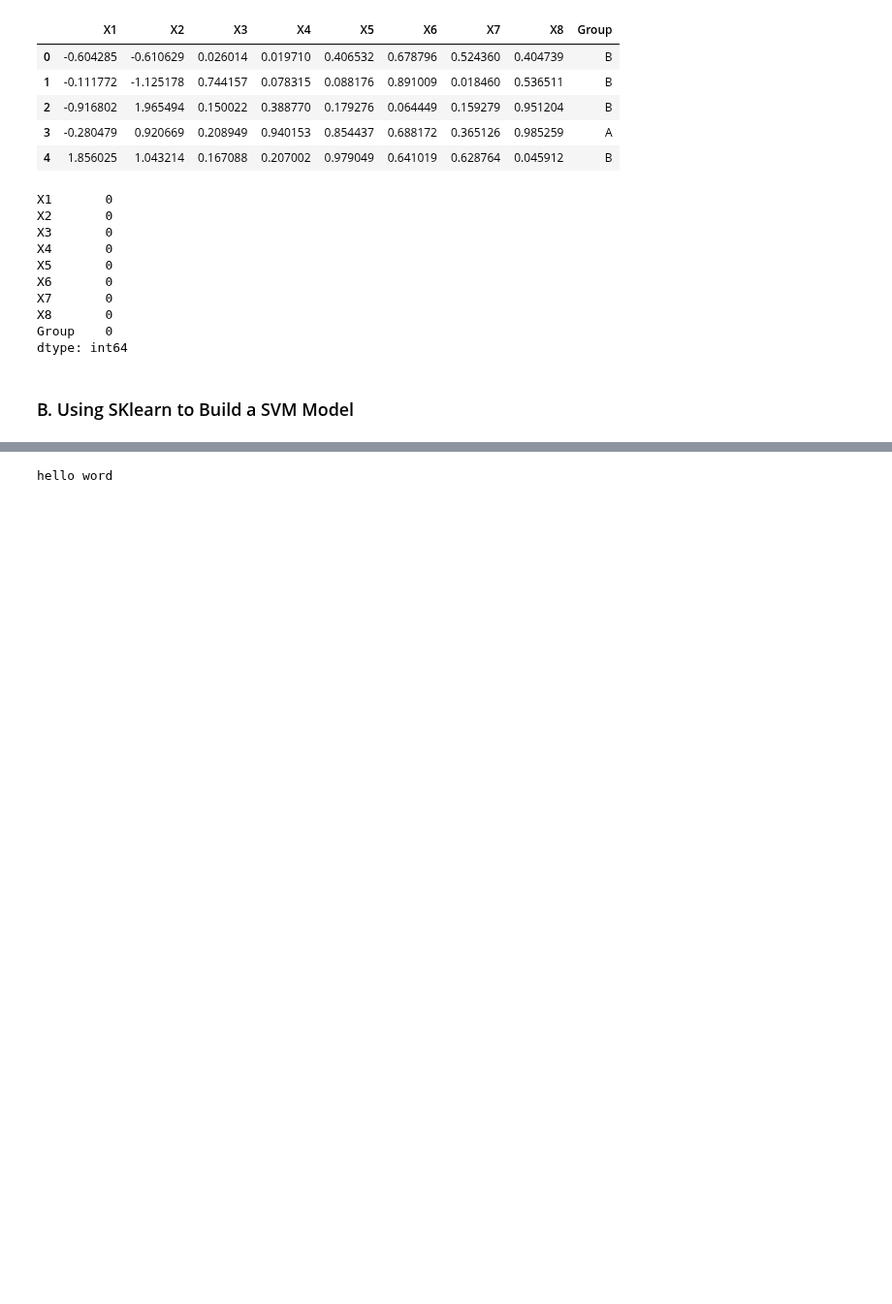
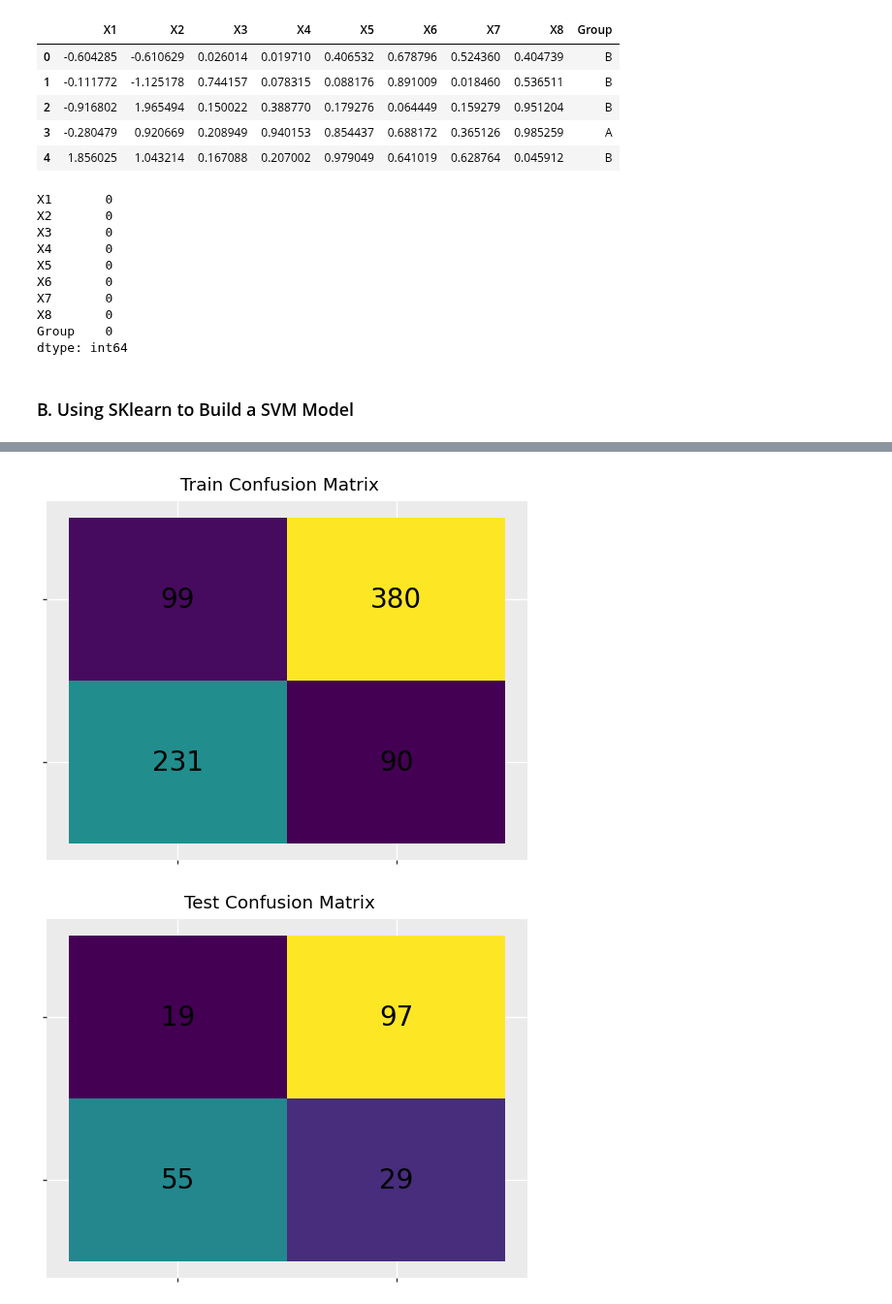
Before and after one commit to min-is/Chapman-University, a Jupyter notebook: CPSC 393 - Machine Learning/Homework/HW1_SP23.ipynb, the cells around one changed output, grey strips where cells are left out. Shown at 97% size. Drawn from its saved outputs; the diff is of its cells as text; code cells hidden in the pictures; blank space fills up the shorter version.

```diff
--- a/CPSC 393 - Machine Learning/Homework/HW1_SP23.ipynb
+++ b/CPSC 393 - Machine Learning/Homework/HW1_SP23.ipynb
@@ -117,4 +117,41 @@ Test AUC : 0.8183333333333332
-# %%
-print('hello word')
-# %% [output]
-hello word
+# %%
+# Predictions
+y_train_pred = grid.predict(X_train)
+y_test_pred = grid.predict(X_test)
+
+# Confusion matrices
+train_confusion_matrix = confusion_matrix(y_train, y_train_pred)
+test_confusion_matrix = confusion_matrix(y_test, y_test_pred)
+
+# Plot train confusion matrix
+train_cm_df = pd.DataFrame(train_confusion_matrix, columns=["Predicted Negative", "Predicted Positive"], index=["Actual Negative", "Actual Positive"])
+train_cm_df = train_cm_df.stack().reset_index()
+train_cm_df.columns = ["Actual", "Predicted", "Count"]
+train_cm_plot = (ggplot(train_cm_df, aes(x="Predicted", y="Actual", fill="Count")) +
+                 geom_tile() +
+                 geom_text(aes(label="Count"), color="black", size=20) +
+                 theme(legend_position="none",
+                       axis_text_x=element_blank(),
+                       axis_text_y=element_blank(),
+                       axis_title_x=element_blank(),
+                       axis_title_y=element_blank()) +
+                 labs(title="Train Confusion Matrix"))
+print(train_cm_plot)
+
+# Plot test confusion matrix
+test_cm_df = pd.DataFrame(test_confusion_matrix, columns=["Predicted Negative", "Predicted Positive"], index=["Actual Negative", "Actual Positive"])
+test_cm_df = test_cm_df.stack().reset_index()
+test_cm_df.columns = ["Actual", "Predicted", "Count"]
+test_cm_plot = (ggplot(test_cm_df, aes(x="Predicted", y="Actual", fill="Count")) +
+                geom_tile() +
+                geom_text(aes(label="Count"), color="black", size=20) +
+                theme(legend_position="none",
+                      axis_text_x=element_blank(),
+                      axis_text_y=element_blank(),
+                      axis_title_x=element_blank(),
+                      axis_title_y=element_blank()) +
+                labs(title="Test Confusion Matrix"))
+print(test_cm_plot)
+# %% [output]
+[figure, added]
+[figure, added]
```
Also changed, not shown: parts of 2 cells of this notebook.
